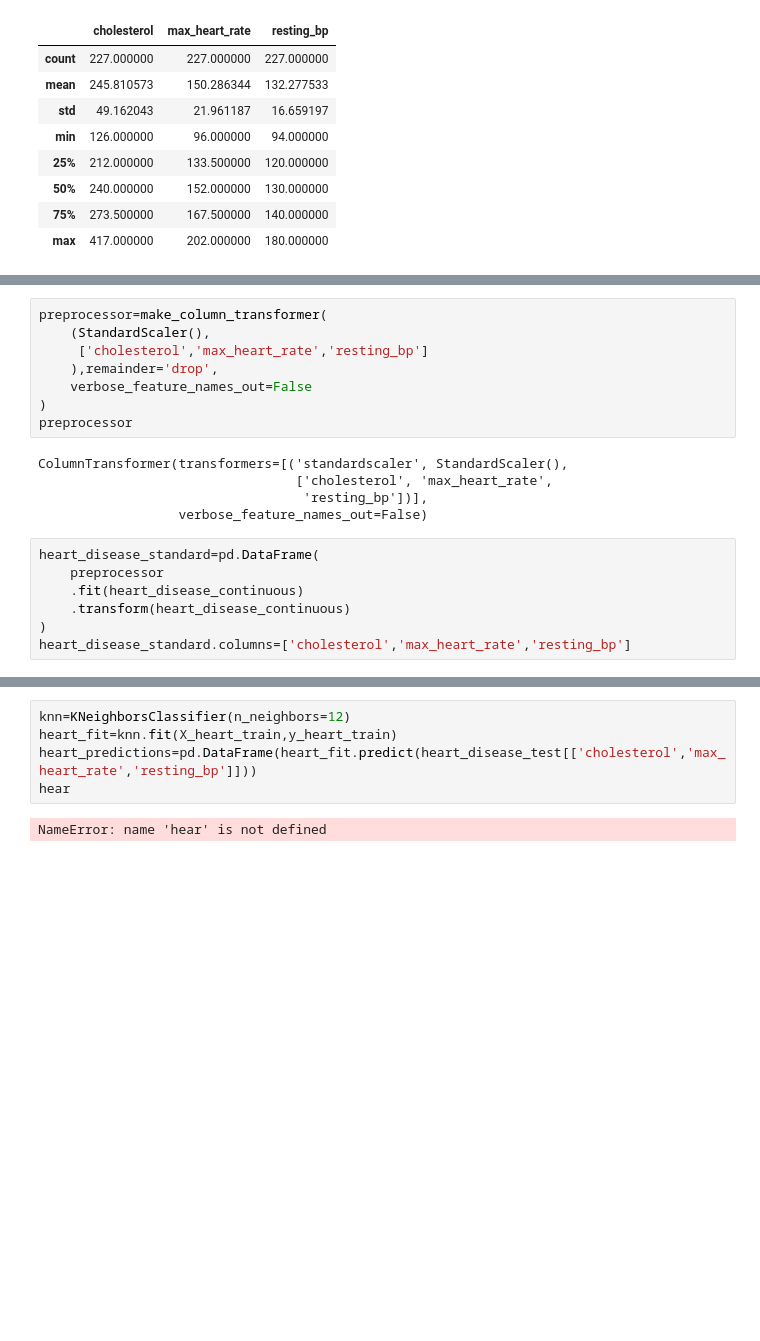
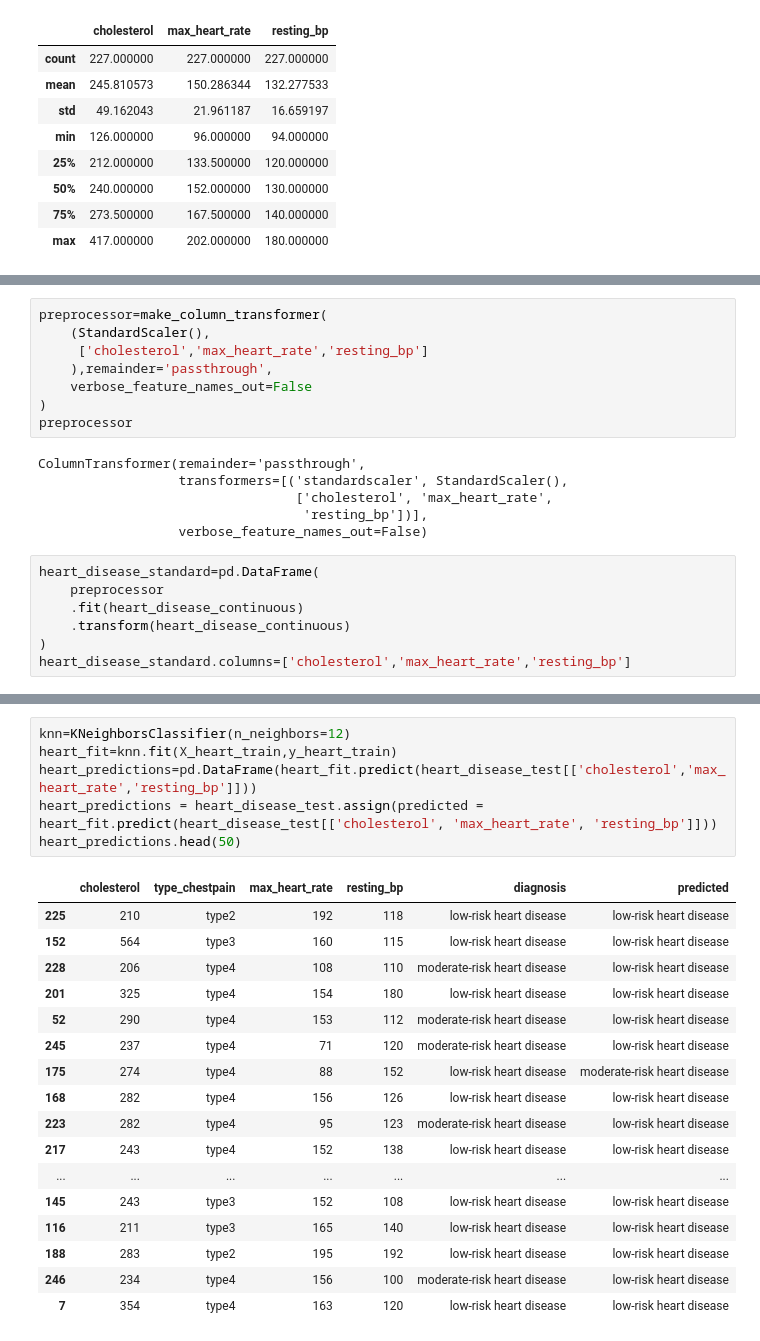
Before and after one commit to KodyForsyth/dsci_project, a Jupyter notebook: heart_disease_REPORT.ipynb, the cells around one changed output, grey strips where cells are left out. Cells and saved outputs as stored; diff of their text form; blank space fills up the shorter version.

```diff
--- a/heart_disease_REPORT.ipynb
+++ b/heart_disease_REPORT.ipynb
@@ -179,12 +180,13 @@ heart_disease["diagnosis"].value_counts()
 preprocessor=make_column_transformer(
     (StandardScaler(),
      ['cholesterol','max_heart_rate','resting_bp']
-    ),remainder='drop',
+    ),remainder='passthrough',
     verbose_feature_names_out=False
 )
 preprocessor
 # %% [output]
-ColumnTransformer(transformers=[('standardscaler', StandardScaler(),
+ColumnTransformer(remainder='passthrough',
+                  transformers=[('standardscaler', StandardScaler(),
                                  ['cholesterol', 'max_heart_rate',
                                   'resting_bp'])],
                   verbose_feature_names_out=False)
@@ -223,7 +225,24 @@ cross_val_plot
 # %%
 knn=KNeighborsClassifier(n_neighbors=12)
 heart_fit=knn.fit(X_heart_train,y_heart_train)
 heart_predictions=pd.DataFrame(heart_fit.predict(heart_disease_test[['cholesterol','max_heart_rate','resting_bp']]))
-hear
+heart_predictions = heart_disease_test.assign(predicted = heart_fit.predict(heart_disease_test[['cholesterol', 'max_heart_rate', 'resting_bp']]))
+heart_predictions.head(50)
 # %% [output]
-NameError: name 'hear' is not defined
+|  | cholesterol | type_chestpain | max_heart_rate | resting_bp | diagnosis | predicted |
+| 225 | 210 | type2 | 192 | 118 | low-risk heart disease | low-risk heart disease |
+| 152 | 564 | type3 | 160 | 115 | low-risk heart disease | low-risk heart disease |
+| 228 | 206 | type4 | 108 | 110 | moderate-risk heart disease | low-risk heart disease |
+| 201 | 325 | type4 | 154 | 180 | low-risk heart disease | low-risk heart disease |
+| 52 | 290 | type4 | 153 | 112 | moderate-risk heart disease | low-risk heart disease |
+| 245 | 237 | type4 | 71 | 120 | moderate-risk heart disease | low-risk heart disease |
+| 175 | 274 | type4 | 88 | 152 | low-risk heart disease | moderate-risk heart disease |
+| 168 | 282 | type4 | 156 | 126 | low-risk heart disease | low-risk heart disease |
+| 223 | 282 | type4 | 95 | 123 | moderate-risk heart disease | low-risk heart disease |
+| 217 | 243 | type4 | 152 | 138 | low-risk heart disease | low-risk heart disease |
+| ... | ... | ... | ... | ... | ... | ... |
+| 145 | 243 | type3 | 152 | 108 | low-risk heart disease | low-risk heart disease |
+| 116 | 211 | type3 | 165 | 140 | low-risk heart disease | low-risk heart disease |
+| 188 | 283 | type2 | 195 | 192 | low-risk heart disease | low-risk heart disease |
+| 246 | 234 | type4 | 156 | 100 | moderate-risk heart disease | low-risk heart disease |
+| 7 | 354 | type4 | 163 | 120 | low-risk heart disease | low-risk heart disease |
```
Also changed, not shown: parts of 12 cells of this notebook.
